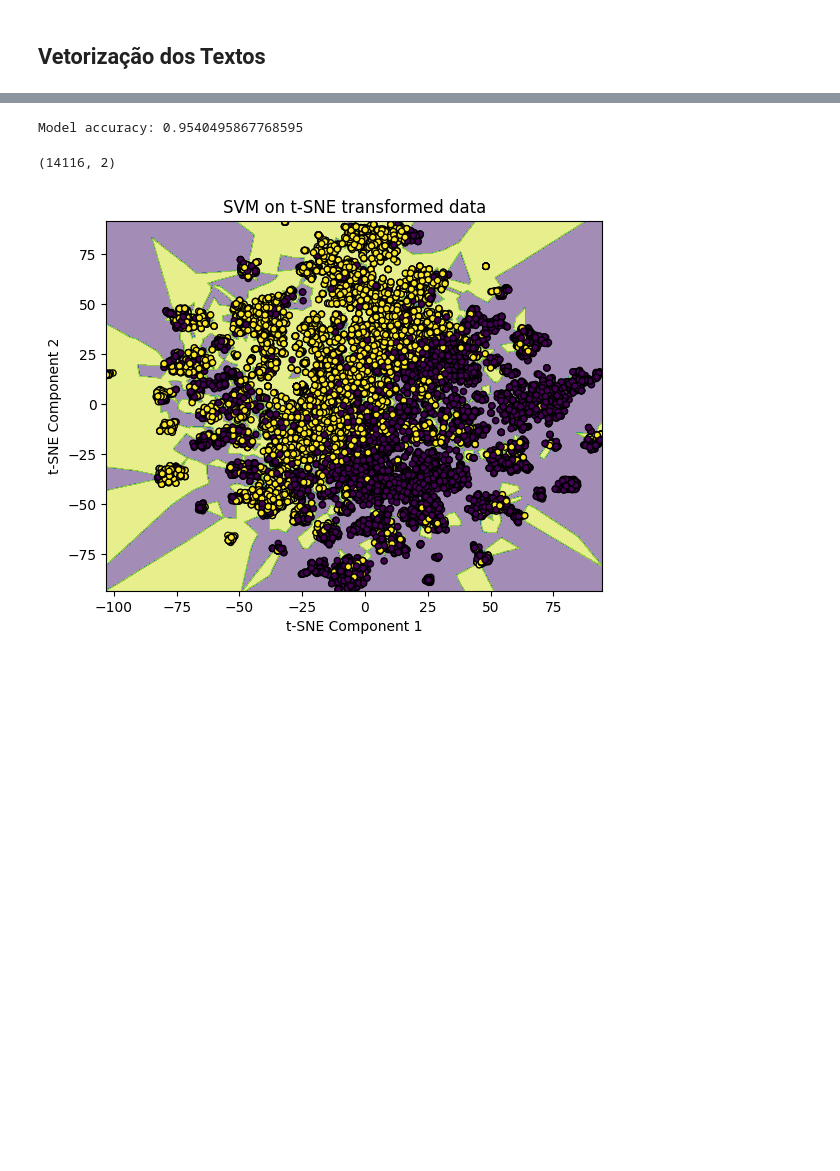
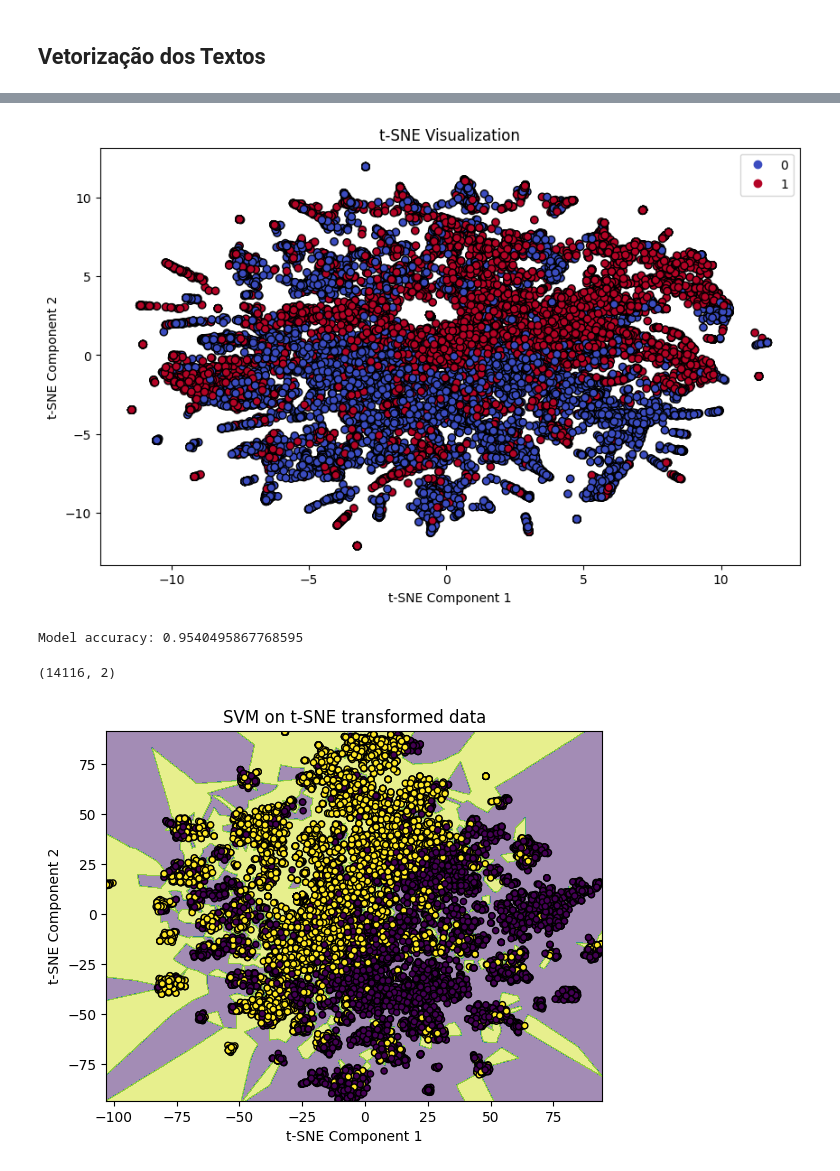
Before and after one commit to Zaupower/fakenewsai, a Jupyter notebook: training/algorithms/svm_pipeline_ copy 2.ipynb, the cells around one changed output, grey strips where cells are left out. Cells and saved outputs as stored; diff of their text form; code cells hidden in the pictures; blank space fills up the shorter version.

```diff
--- a/training/algorithms/svm_pipeline_ copy 2.ipynb
+++ b/training/algorithms/svm_pipeline_ copy 2.ipynb
@@ -61,19 +61,18 @@ df.head()
 ## Vetorização dos Textos
 # %%
 from sklearn.decomposition import TruncatedSVD
-# Assuming df['clean_text'] is your text data and df['label'] is your labels
-# Vectorize the text data
+
 vectorizer = TfidfVectorizer()
-X = vectorizer.fit_transform(df['clean_text']).toarray()
+X = vectorizer.fit_transform(df['clean_text'])
 y = df['label']
 
 # Apply TruncatedSVD
-pca = TruncatedSVD(n_components=75)
-X_pca = pca.fit_transform(X)
+svd = TruncatedSVD(n_components=75)
+X_svd = svd.fit_transform(X)
 
 # Scale the data
 scaler = StandardScaler()
-X_scaled = scaler.fit_transform(X_pca)
+X_scaled = scaler.fit_transform(X_svd)
 # %%
 # Initialize and train the SVM
 clf = SVC(C=109.911, gamma=5.001, kernel='rbf')
@@ -92,3 +103,18 @@ cv = StratifiedKFold(n_splits=5, shuffle=True, random_state=42)
+# %%
+# Apply t-SNE for visualization
+tsne = TSNE(n_components=2, perplexity=30, n_iter=300, random_state=42)
+X_tsne = tsne.fit_transform(X_scaled)
+
+# Plot the t-SNE results
+plt.figure(figsize=(10, 6))
+scatter = plt.scatter(X_tsne[:, 0], X_tsne[:, 1], c=y, cmap=plt.cm.coolwarm, edgecolor='k')
+plt.legend(handles=scatter.legend_elements()[0], labels=set(y))
+plt.xlabel('t-SNE Component 1')
+plt.ylabel('t-SNE Component 2')
+plt.title('t-SNE Visualization')
+plt.show()
+# %% [output]
+[figure, added]
 # %%
 import numpy as np
 from sklearn.manifold import TSNE
```
Also changed, not shown: parts of 2 cells of this notebook.
